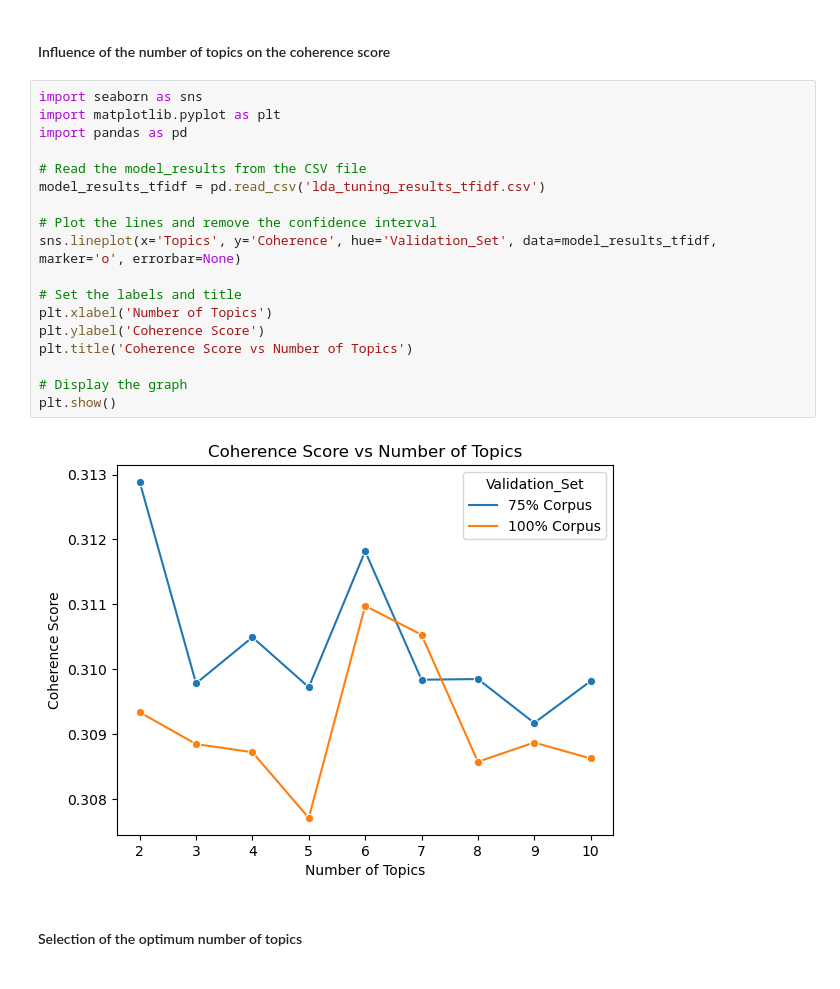
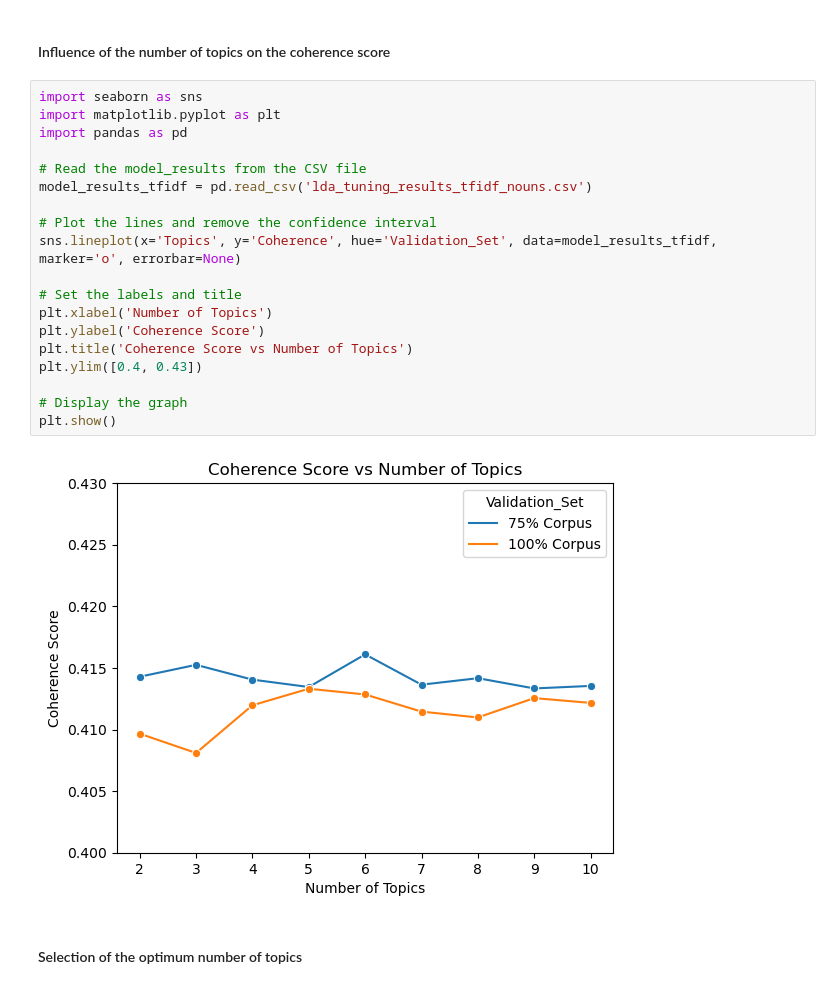
Before and after one commit to ls-schwnstr/Topic-Modeling, a Jupyter notebook: LDA_TFIDF_NOUN.ipynb, the cells around one changed output. Drawn from its saved outputs; the diff is of its cells as text.

```diff
--- a/LDA_TFIDF_NOUN.ipynb
+++ b/LDA_TFIDF_NOUN.ipynb
@@ -157,23 +157,24 @@ pd.DataFrame(model_results).to_csv('lda_tuning_results_tfidf.csv', index=False)
 # %%
 import seaborn as sns
 import matplotlib.pyplot as plt
 import pandas as pd
 
 # Read the model_results from the CSV file
-model_results_tfidf = pd.read_csv('lda_tuning_results_tfidf.csv')
+model_results_tfidf = pd.read_csv('lda_tuning_results_tfidf_nouns.csv')
 
 # Plot the lines and remove the confidence interval
 sns.lineplot(x='Topics', y='Coherence', hue='Validation_Set', data=model_results_tfidf, marker='o', errorbar=None)
 
 # Set the labels and title
 plt.xlabel('Number of Topics')
 plt.ylabel('Coherence Score')
 plt.title('Coherence Score vs Number of Topics')
+plt.ylim([0.4, 0.43])
 
 # Display the graph
 plt.show()
 # %% [output]
-[figure, old version]
+[figure, new version]
 # %% [markdown]
 #### Selection of the optimum number of topics
 # %%
```
Also changed, not shown: parts of 11 cells of this notebook.
